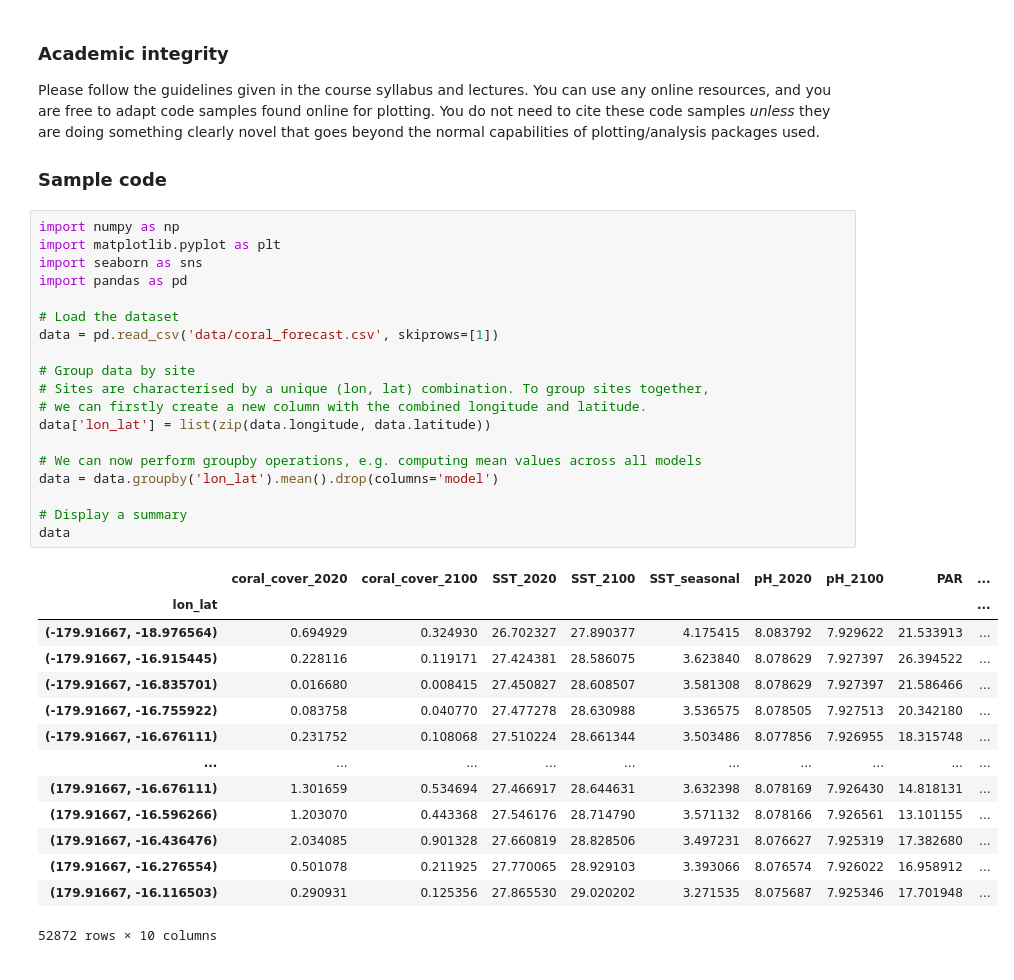
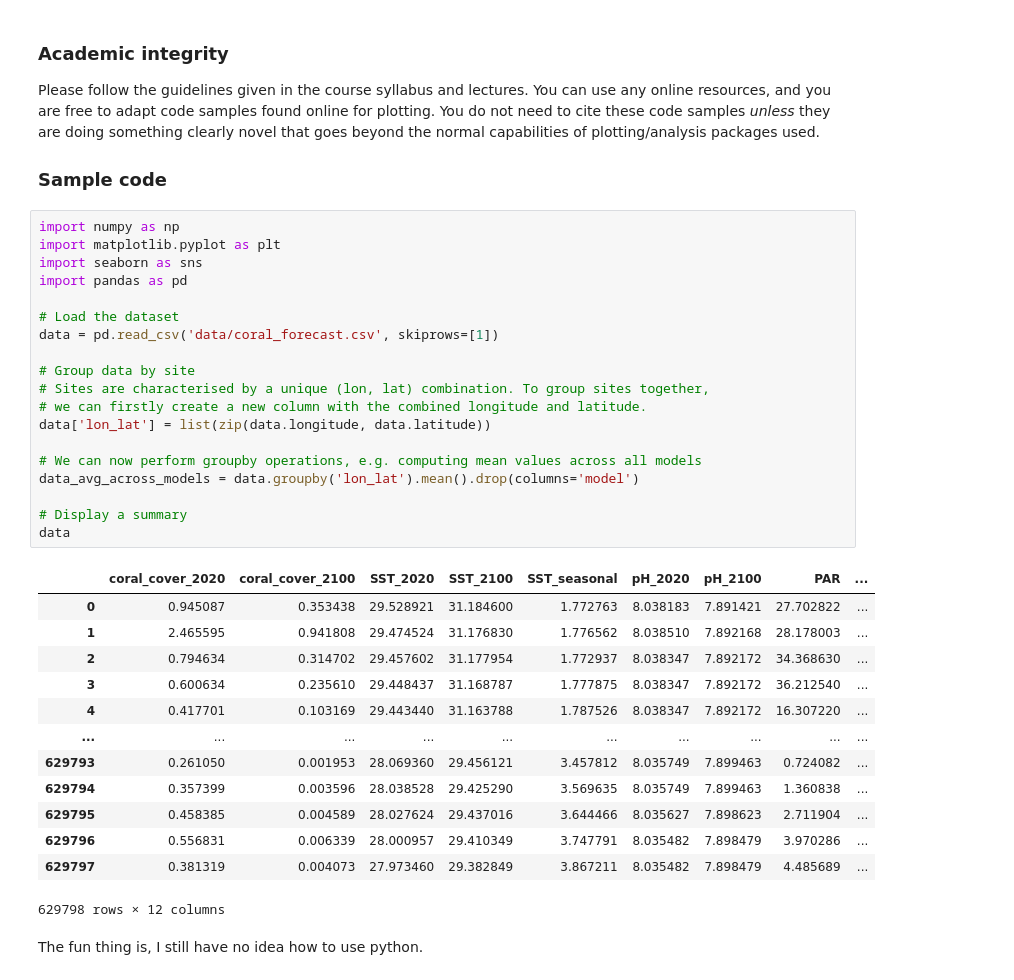
Before and after one commit to CallieStephenson/Into_Sci_Computing, a Jupyter notebook: Project.ipynb, the cells around one changed output. Cells and saved outputs as stored; diff of their text form.

```diff
--- a/Project.ipynb
+++ b/Project.ipynb
@@ -48,34 +48,35 @@ Please follow the guidelines given in the course syllabus and lectures. You can
 # %%
 import numpy as np
 import matplotlib.pyplot as plt
 import seaborn as sns
 import pandas as pd
 
 # Load the dataset
 data = pd.read_csv('data/coral_forecast.csv', skiprows=[1])
 
 # Group data by site
 # Sites are characterised by a unique (lon, lat) combination. To group sites together,
 # we can firstly create a new column with the combined longitude and latitude.
 data['lon_lat'] = list(zip(data.longitude, data.latitude))
 
 # We can now perform groupby operations, e.g. computing mean values across all models
-data = data.groupby('lon_lat').mean().drop(columns='model')
+data_avg_across_models = data.groupby('lon_lat').mean().drop(columns='model')
 
 # Display a summary
 data
 # %% [output]
 |  | coral_cover_2020 | coral_cover_2100 | SST_2020 | SST_2100 | SST_seasonal | pH_2020 | pH_2100 | PAR | ... |
-| lon_lat |  |  |  |  |  |  |  |  | ... |
-| (-179.91667, -18.976564) | 0.694929 | 0.324930 | 26.702327 | 27.890377 | 4.175415 | 8.083792 | 7.929622 | 21.533913 | ... |
-| (-179.91667, -16.915445) | 0.228116 | 0.119171 | 27.424381 | 28.586075 | 3.623840 | 8.078629 | 7.927397 | 26.394522 | ... |
-| (-179.91667, -16.835701) | 0.016680 | 0.008415 | 27.450827 | 28.608507 | 3.581308 | 8.078629 | 7.927397 | 21.586466 | ... |
-| (-179.91667, -16.755922) | 0.083758 | 0.040770 | 27.477278 | 28.630988 | 3.536575 | 8.078505 | 7.927513 | 20.342180 | ... |
-| (-179.91667, -16.676111) | 0.231752 | 0.108068 | 27.510224 | 28.661344 | 3.503486 | 8.077856 | 7.926955 | 18.315748 | ... |
+| 0 | 0.945087 | 0.353438 | 29.528921 | 31.184600 | 1.772763 | 8.038183 | 7.891421 | 27.702822 | ... |
+| 1 | 2.465595 | 0.941808 | 29.474524 | 31.176830 | 1.776562 | 8.038510 | 7.892168 | 28.178003 | ... |
+| 2 | 0.794634 | 0.314702 | 29.457602 | 31.177954 | 1.772937 | 8.038347 | 7.892172 | 34.368630 | ... |
+| 3 | 0.600634 | 0.235610 | 29.448437 | 31.168787 | 1.777875 | 8.038347 | 7.892172 | 36.212540 | ... |
+| 4 | 0.417701 | 0.103169 | 29.443440 | 31.163788 | 1.787526 | 8.038347 | 7.892172 | 16.307220 | ... |
 | ... | ... | ... | ... | ... | ... | ... | ... | ... | ... |
-| (179.91667, -16.676111) | 1.301659 | 0.534694 | 27.466917 | 28.644631 | 3.632398 | 8.078169 | 7.926430 | 14.818131 | ... |
-| (179.91667, -16.596266) | 1.203070 | 0.443368 | 27.546176 | 28.714790 | 3.571132 | 8.078166 | 7.926561 | 13.101155 | ... |
-| (179.91667, -16.436476) | 2.034085 | 0.901328 | 27.660819 | 28.828506 | 3.497231 | 8.076627 | 7.925319 | 17.382680 | ... |
-| (179.91667, -16.276554) | 0.501078 | 0.211925 | 27.770065 | 28.929103 | 3.393066 | 8.076574 | 7.926022 | 16.958912 | ... |
-| (179.91667, -16.116503) | 0.290931 | 0.125356 | 27.865530 | 29.020202 | 3.271535 | 8.075687 | 7.925346 | 17.701948 | ... |
+| 629793 | 0.261050 | 0.001953 | 28.069360 | 29.456121 | 3.457812 | 8.035749 | 7.899463 | 0.724082 | ... |
+| 629794 | 0.357399 | 0.003596 | 28.038528 | 29.425290 | 3.569635 | 8.035749 | 7.899463 | 1.360838 | ... |
+| 629795 | 0.458385 | 0.004589 | 28.027624 | 29.437016 | 3.644466 | 8.035627 | 7.898623 | 2.711904 | ... |
+| 629796 | 0.556831 | 0.006339 | 28.000957 | 29.410349 | 3.747791 | 8.035482 | 7.898479 | 3.970286 | ... |
+| 629797 | 0.381319 | 0.004073 | 27.973460 | 29.382849 | 3.867211 | 8.035482 | 7.898479 | 4.485689 | ... |
-52872 rows × 10 columns
+629798 rows × 12 columns
+# %% [markdown]
+The fun thing is, I still have no idea how to use python.
```
Also changed, not shown: parts of 10 cells of this notebook, 1 other file.
